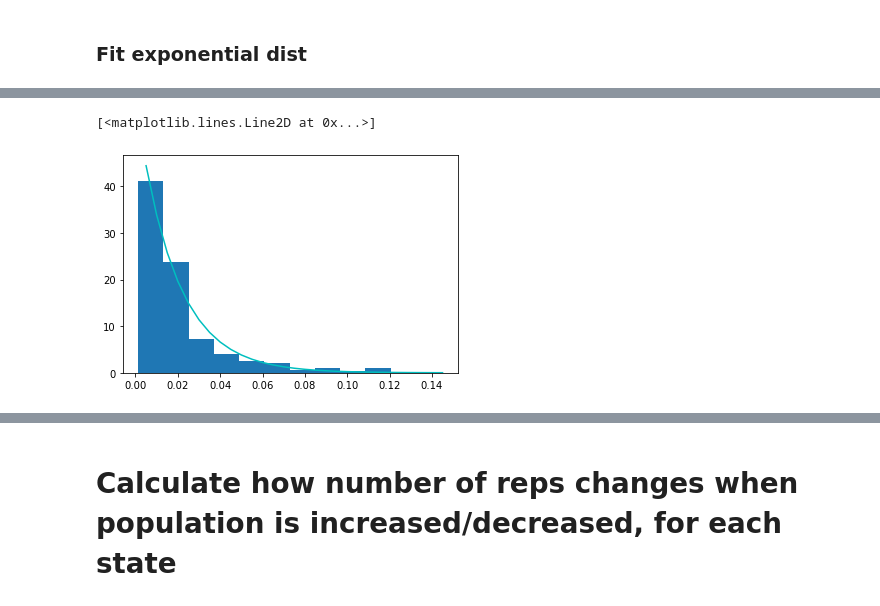
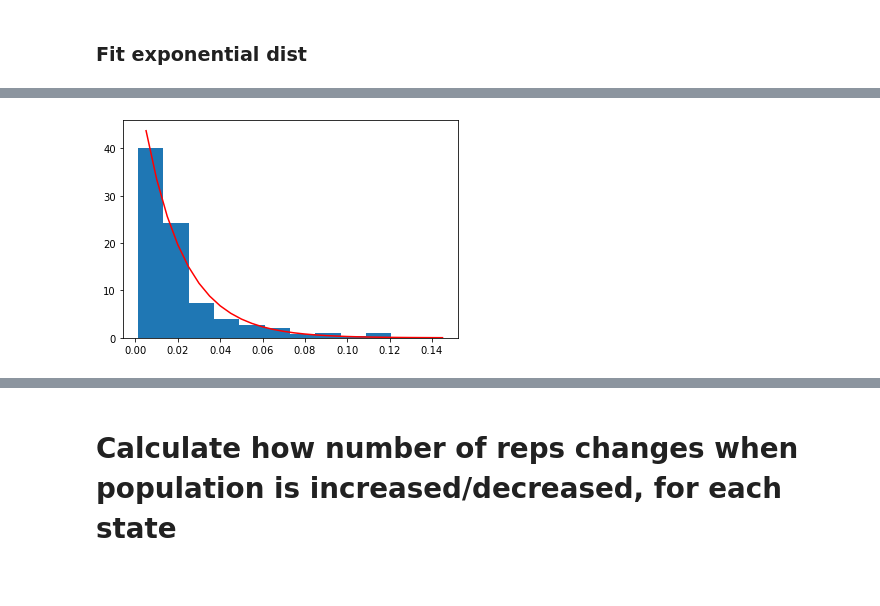
Before and after one commit to smrfeld/house-of-reps, a Jupyter notebook: notebooks/analyze.ipynb, the cells around one changed output, grey strips where cells are left out. Drawn from its saved outputs; the diff is of its cells as text; code cells hidden in the pictures.

```diff
--- a/notebooks/analyze.ipynb
+++ b/notebooks/analyze.ipynb
@@ -359,0 +399,16 @@ loc_expon, scale_expon = stats.expon.fit(data, loc=0, scale=1)
+# %%
+datas = []
+
+house = HouseOfReps()
+for year in Year: # [y for y in Year if y != Year.YR1980]:
+    tot = house.get_total_us_pop_true_excluding_st(year, PopType.APPORTIONMENT, St.DISTRICT_OF_COLUMBIA)
+    pops = [state.pop_true[year].apportionment for st,state in house.states.items() if st != St.DISTRICT_OF_COLUMBIA]
+    pops.sort(key = lambda x: -x)
+    data = list(np.array(pops)/tot)
+
+    datas.append(data)
+
+    plt.plot(data,color='lightgray')
+
+mean = np.mean(np.array(datas), axis=0)
+plt.plot(mean,color='b')
@@ -359,0 +536,12 @@ loc_expon, scale_expon = stats.expon.fit(data, loc=0, scale=1)
+# %%
+for name, samples in comparisons.items():
+    fracs = sample_and_assign_house_seats(samples)
+
+    plt.figure()
+    plt.title(name)
+    plt.plot(fracs)
+    plt.ylim(0,2)
+    plt.plot(20*np.array(samples))
+
+    #if name == 'true':
+    #    break
@@ -360,10 +553,21 @@ loc_expon, scale_expon = stats.expon.fit(data, loc=0, scale=1)
 # %%
 fig, ax = plt.subplots(1, 1)
-plt.hist(data, density=True)
+
+data_fit = np.array(datas).flatten()
+plt.hist(data_fit,density=True)
+
+loc_expon, scale_expon = stats.expon.fit(data_fit, loc=0, scale=1)
 
 d = 0.005
 x = np.arange(d,0.15,d)
-ax.plot(x, expon.pdf(x, loc_expon, scale_expon), 'c-')
+ax.plot(x, stats.expon.pdf(x, loc_expon, scale_expon), 'r-')
+
+plt.figure()
+for i in range(0,100):
+    samples = list(stats.expon.rvs(loc_expon, scale_expon, size=50))
+    samples.sort(key = lambda x: -x)
+    samples /= np.sum(samples)
+
+    plt.plot(samples)
 # %% [output]
-[<matplotlib.lines.Line2D at 0x...>]
-[figure, old version]
+[figure, new version]
```
Also changed, not shown: parts of 37 cells of this notebook, 11 other files.
